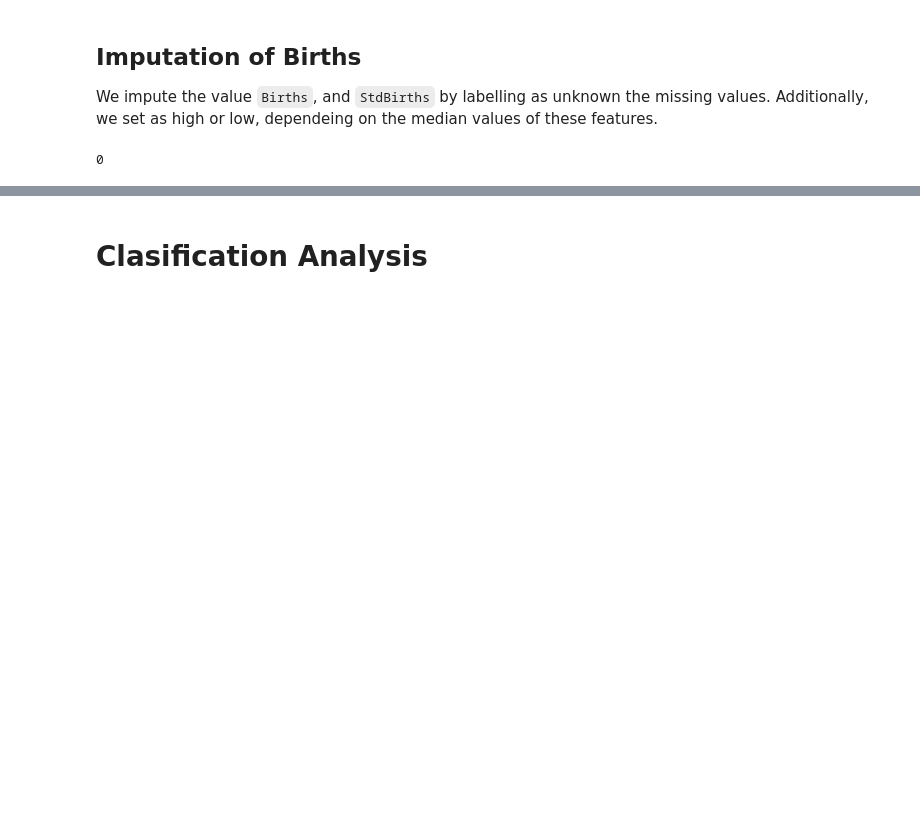
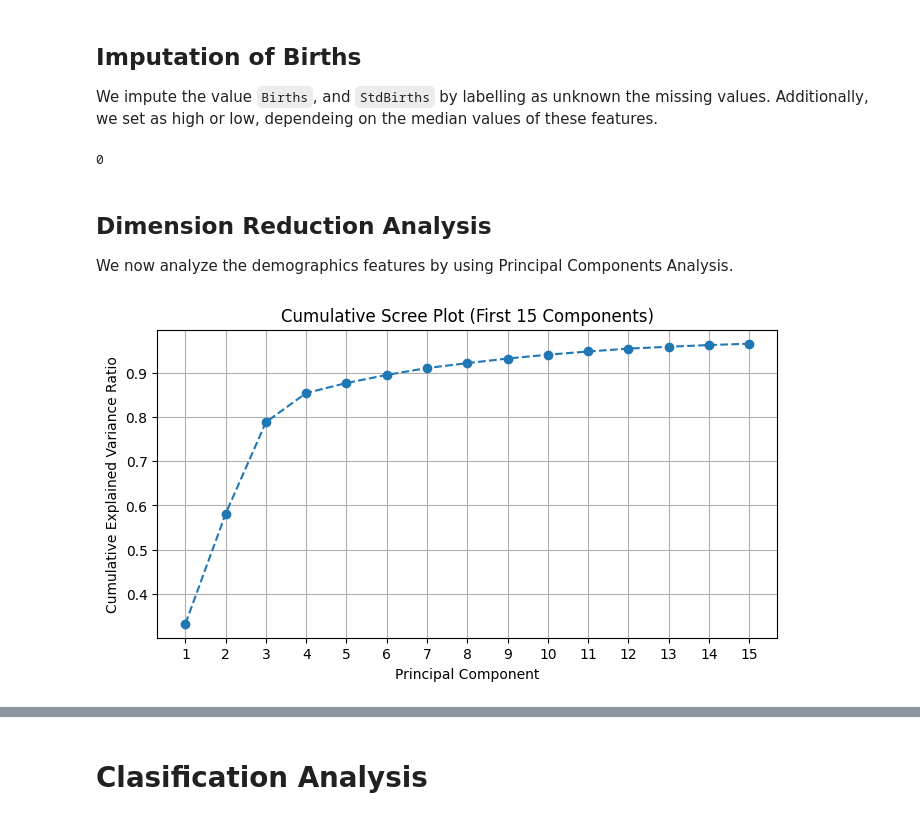
Before and after one commit to carlosfc-ds/project-si618, a Jupyter notebook: si618_project_III.ipynb, the cells around one changed output, grey strips where cells are left out. Saved outputs shown, nothing was run; the diff lists cells and outputs as text; code cells hidden in the pictures; blank space fills up the shorter version.

```diff
--- a/si618_project_III.ipynb
+++ b/si618_project_III.ipynb
@@ -163,5 +165,5 @@ Since rurality can be easily predicted by using popularity, we normalize the cou
 # %%
-def read_data(drop_FIPS=True):
+def read_data(drop_FIPS=False):
     births = read_births()
     demog = read_demog()
     demog = pivot_demog(demog)
@@ -179,6 +181,8 @@ def read_data(drop_FIPS=True):
     df = pd.merge(df, rucc, on="FIPS")
     if drop_FIPS:
         df = df.drop(columns=["FIPS"])
+    else:
+        df = df.set_index("FIPS")
     return df
 
 df = read_data()
@@ -211,3 +226,34 @@ df['StdBirths'] = df.apply(lambda row: impute(row, 'StdBirths'), axis=1)
 df.isna().sum().sum()
 # %% [output]
 0
+# %% [markdown]
+## Dimension Reduction Analysis
+
+We now analyze the demographics features by using Principal Components Analysis.
+# %%
+from sklearn.preprocessing import StandardScaler
+from sklearn.decomposition import PCA
+from sklearn.pipeline import Pipeline
+
+df_reduced = df.drop(columns=["Births", "StdBirths", "Metro"])
+
+pca_pipeline = Pipeline([
+    ('scaler', StandardScaler()),
+    ('pca', PCA(n_components=15))
+])
+
+pca_result = pca_pipeline.fit_transform(df_reduced)
+# %%
+def cumulative_scree_plot():
+    plt.figure(figsize=(8, 4))
+    plt.plot(range(1, 16), np.cumsum(pca_pipeline.named_steps['pca'].explained_variance_ratio_[:15]), marker='o', linestyle='--')
+    plt.title('Cumulative Scree Plot (First 15 Components)')
+    plt.xlabel('Principal Component')
+    plt.ylabel('Cumulative Explained Variance Ratio')
+    plt.xticks(range(1, 16))
+    plt.grid()
+    plt.show()
+
+cumulative_scree_plot()
+# %% [output]
+[figure, added]
```
Also changed, not shown: parts of 7 cells of this notebook.
